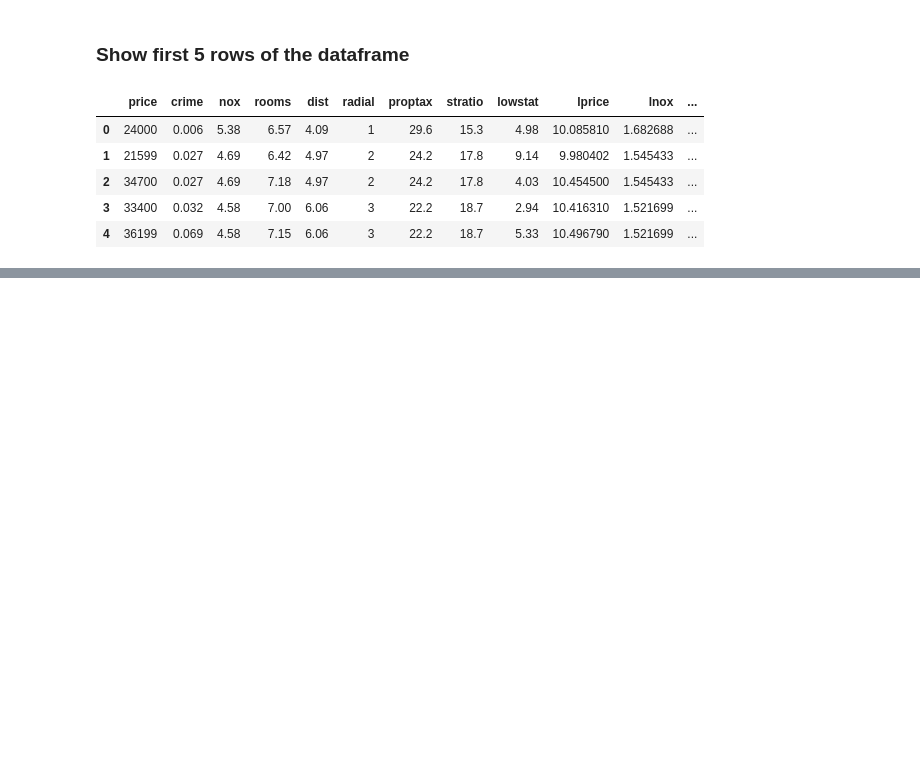
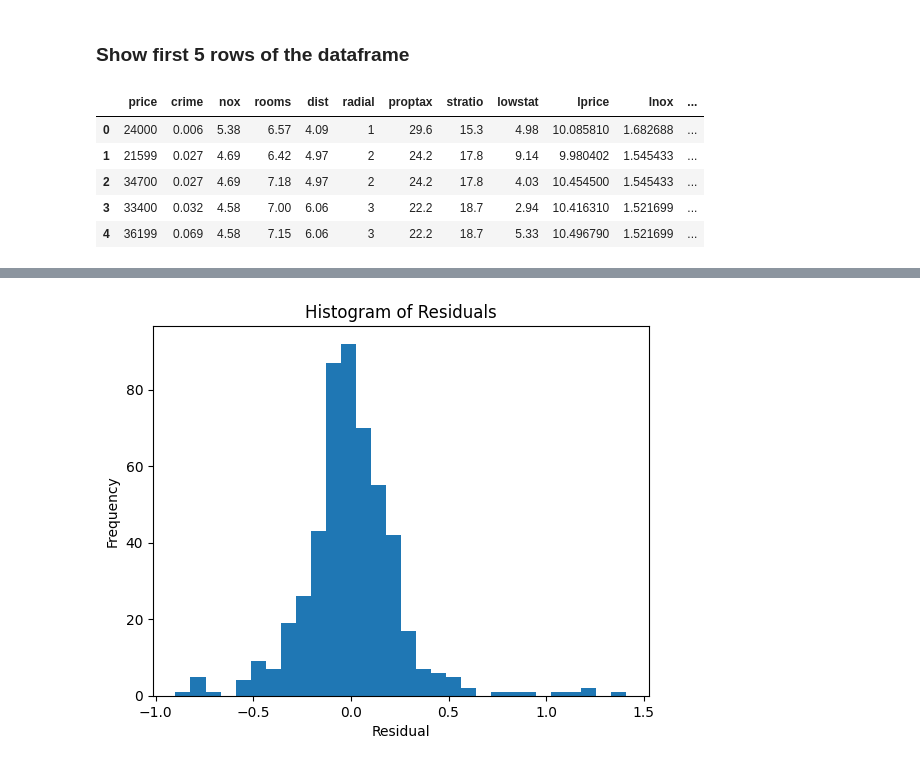
Before and after one commit to AX-Berglund/Econometrics-Analysis-Project, a Jupyter notebook: notebooks/cross_section_data.ipynb, the cells around one changed output, grey strips where cells are left out. Saved outputs shown, nothing was run; the diff lists cells and outputs as text; code cells hidden in the pictures; blank space fills up the shorter version.

```diff
--- a/notebooks/cross_section_data.ipynb
+++ b/notebooks/cross_section_data.ipynb
@@ -106,0 +277,5 @@ df.head()
+# %%
+X10 = df[['crime', 'nox', 'rooms', 'proptax']]  # Independent variables
+X10 = sm.add_constant(X10)  # Add a constant term to the model
+y10 = df['lprice']  # Dependent variable
+X10.head()
@@ -106,0 +289,6 @@ df.head()
+# %%
+# Create the model
+model10 = sm.OLS(y10, X10).fit()
+
+# Analyze model
+print(model10.summary())
@@ -106,0 +313,11 @@ df.head()
+# %%
+residuals10 = model10.resid
+
+# Plot histogram
+plt.hist(residuals10, bins=30)
+plt.title('Histogram of Residuals')
+plt.xlabel('Residual')
+plt.ylabel('Frequency')
+plt.show()
+# %% [output]
+[figure, added]
```
Also changed, not shown: parts of 102 cells of this notebook, 2 other files.
